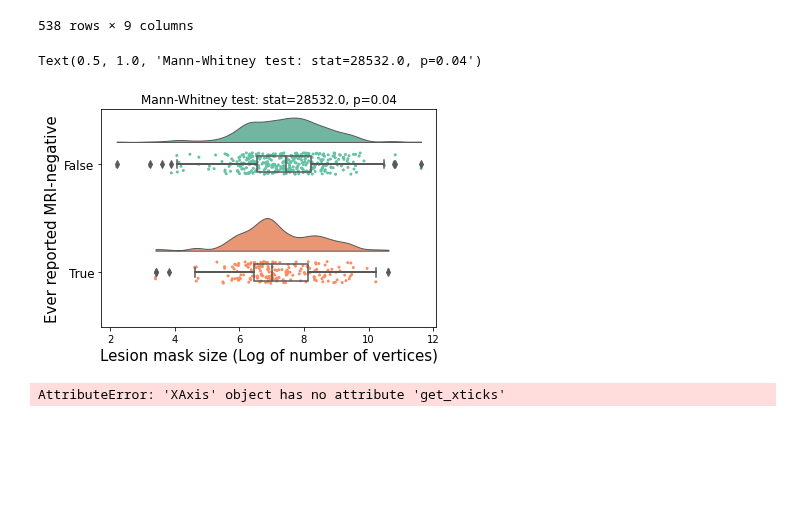
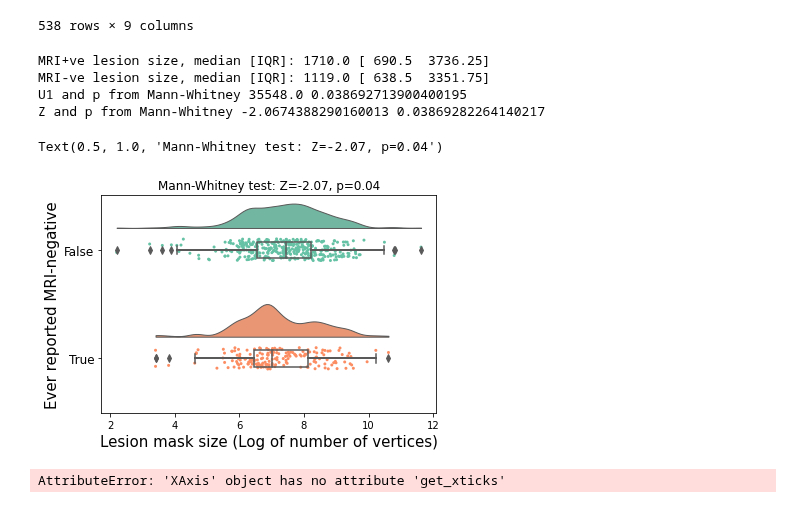
Before and after one commit to MELDProject/meld_graph, a Jupyter notebook: notebooks/analysis_lesion_mask.ipynb, the cells around one changed output. Drawn from its saved outputs; the diff is of its cells as text; code cells hidden in the pictures; blank space fills up the shorter version.

Commit message:
add analysis lesion mask

```diff
--- a/notebooks/analysis_lesion_mask.ipynb
+++ b/notebooks/analysis_lesion_mask.ipynb
@@ -46,3 +53,5 @@ patients = cohort.get_subject_ids(group='patient', lesional_only=True )
 print(len(patients))
 # %% [output]
 538
+# %%
+subject_ids, trainval_ids, test_ids = cohort.read_subject_ids_from_dataset()
@@ -49,5 +78,4 @@ print(len(patients))
 # %%
-
 df = pd.DataFrame()
 
 for subject in patients:
@@ -55,7 +83,14 @@ for subject in patients:
     values['ID'] = subject
     subj = MeldSubject(subject, cohort)
 
-    #add info about MRI status
+    # find dataset split
+    if subject in test_ids:
+        values['dataset'] = 'test'
+    elif subject in trainval_ids:
+        values['dataset'] = 'train'
+    else:
+        print('Cannot find split')
+    # add info about MRI status
     values['MRI-negative'] = subj.get_demographic_features('Ever reported MRI negative')
 
     # get lesional hemisphere
@@ -157,26 +207,40 @@ df_side_cl
 # %%
 # plot biggest cluster size in MRI-negative vs MRI-positive
 
 import scipy.stats as stats
+from scipy.stats import norm
 
 df['log_cluster'] = np.log(df['size_cluster_1.0'])
 pt.RainCloud(x='log_cluster', y='MRI-negative',  data=df, bw= .2, cut=0, orient='horizontal',  scale="area", order=[0,1],
             width_viol=.6, jitter = 0.1, dodge=False)
 
 plt.xlabel('Lesion mask size (Log of number of vertices)', fontsize=15)
 plt.ylabel('Ever reported MRI-negative', fontsize=15)
-# plt.xticks(, ['False', 'True'], fontsize=12)
-# range_log = np.linspace(1,10,10)
-# range_orig = [int(np.exp(x)) for x in range_log]
-# plt.xticks(range_log, range_orig)
 plt.yticks([0, 1], ['False', 'True'], fontsize=12)
 
-stat = stats.mannwhitneyu(df[df['MRI-negative']==1]['size_cluster_1.0'].values, df[df['MRI-negative']==0]['size_cluster_1.0'].values)
-#stats.ttest_ind(df[df['MRI-negative']==1]['log_cluster'].values, df[df['MRI-negative']==0]['log_cluster'].values)
-plt.title(f'Mann-Whitney test: stat={round(stat[0],2)}, p={round(stat[1],2)}')
+# get stats with Mann Whitney U as not parametric
+x = df[df['MRI-negative']==0]['size_cluster_1.0'].values
+y = df[df['MRI-negative']==1]['size_cluster_1.0'].values
+print('MRI+ve lesion size, median [IQR]:', np.median(x), np.quantile(x,[0.25,0.75]))
+print('MRI-ve lesion size, median [IQR]:', np.median(y), np.quantile(y,[0.25,0.75]))
+U1, p = stats.mannwhitneyu(x, y)
+print('U1 and p from Mann-Whitney', U1, p)
+# compute back the z value
+nx, ny = len(x), len(y)
+U2 = nx*ny - U1
+U = min(U1, U2)
+N = nx + ny
+z = (U - nx*ny/2 + 0.5) / np.sqrt(nx*ny * (N + 1)/ 12)
+p = 2 * norm.cdf(z)  # use CDF to get p-value from smaller statistic
+print('Z and p from Mann-Whitney', z, p)
+plt.title(f'Mann-Whitney test: Z={round(z,2)}, p={round(p,2)}')
 # %% [output]
-Text(0.5, 1.0, 'Mann-Whitney test: stat=28532.0, p=0.04')
+MRI+ve lesion size, median [IQR]: 1710.0 [ 690.5  3736.25]
+MRI-ve lesion size, median [IQR]: 1119.0 [ 638.5  3351.75]
+U1 and p from Mann-Whitney 35548.0 0.038692713900400195
+Z and p from Mann-Whitney -2.0674388290160013 0.03869282264140217
+Text(0.5, 1.0, 'Mann-Whitney test: Z=-2.07, p=0.04')
-[figure, old version]
+[figure, new version]
 # %%
 plt.gca().axes.xaxis.get_xticks()
 # %% [output]
```
Also changed, not shown: parts of 8 cells of this notebook.
